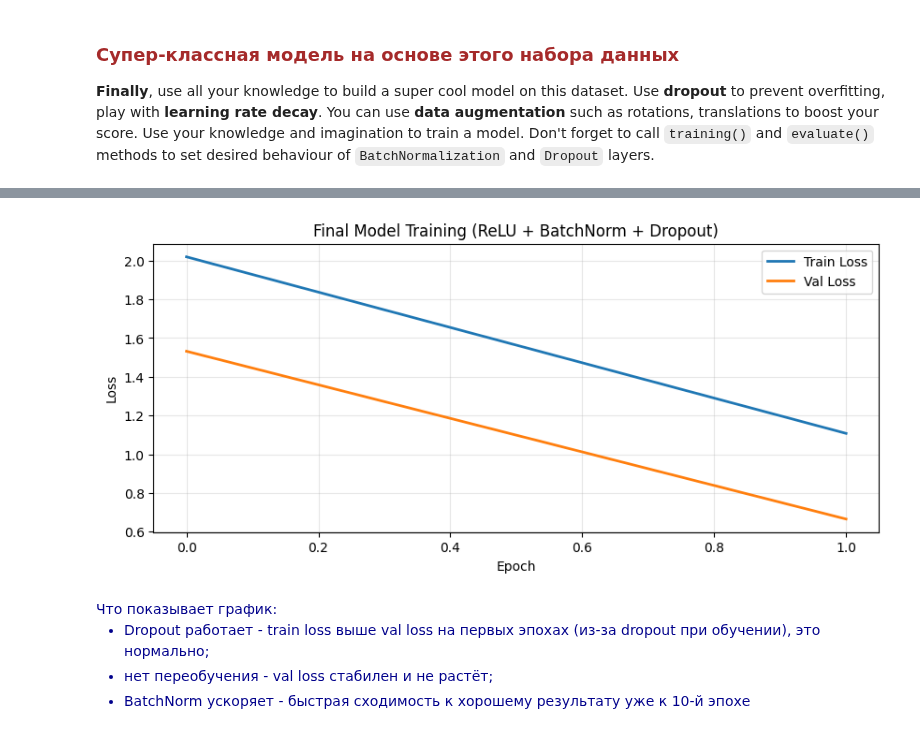
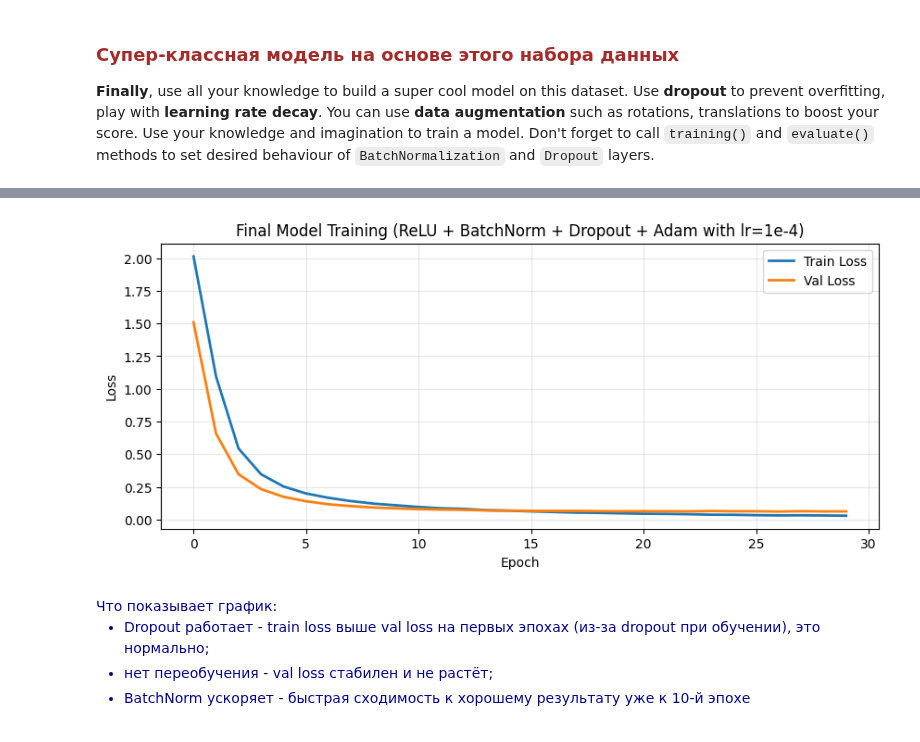
Before and after one commit to gammabox2020/ml-course-2023-homeworks, a Jupyter notebook: homeworks/hw08_nn_from_scratch/main_notebook.ipynb, the cells around one changed output, grey strips where cells are left out. Drawn from its saved outputs; the diff is of its cells as text; code cells hidden in the pictures.

```diff
--- a/homeworks/hw08_nn_from_scratch/main_notebook.ipynb
+++ b/homeworks/hw08_nn_from_scratch/main_notebook.ipynb
@@ -690,7 +713,7 @@ plt.plot(train_loss, label='Train Loss', linewidth=2)
 plt.plot(val_loss, label='Val Loss', linewidth=2)
 plt.xlabel('Epoch')
 plt.ylabel('Loss')
-plt.title('Final Model Training (ReLU + BatchNorm + Dropout)')
+plt.title('Final Model Training (ReLU + BatchNorm + Dropout + Adam with lr=1e-4)')
 plt.legend()
 plt.grid(True, alpha=0.3)
 plt.show()
@@ -703,4 +738,4 @@ Epoch 2/2, Train Loss: 1.1077, Val Loss: 0.6654
-[figure, old version]
+[figure, new version]
 # %% [markdown]
 <font color=darkblue>
 Что показывает график:
```
Also changed, not shown: parts of 17 cells of this notebook.
